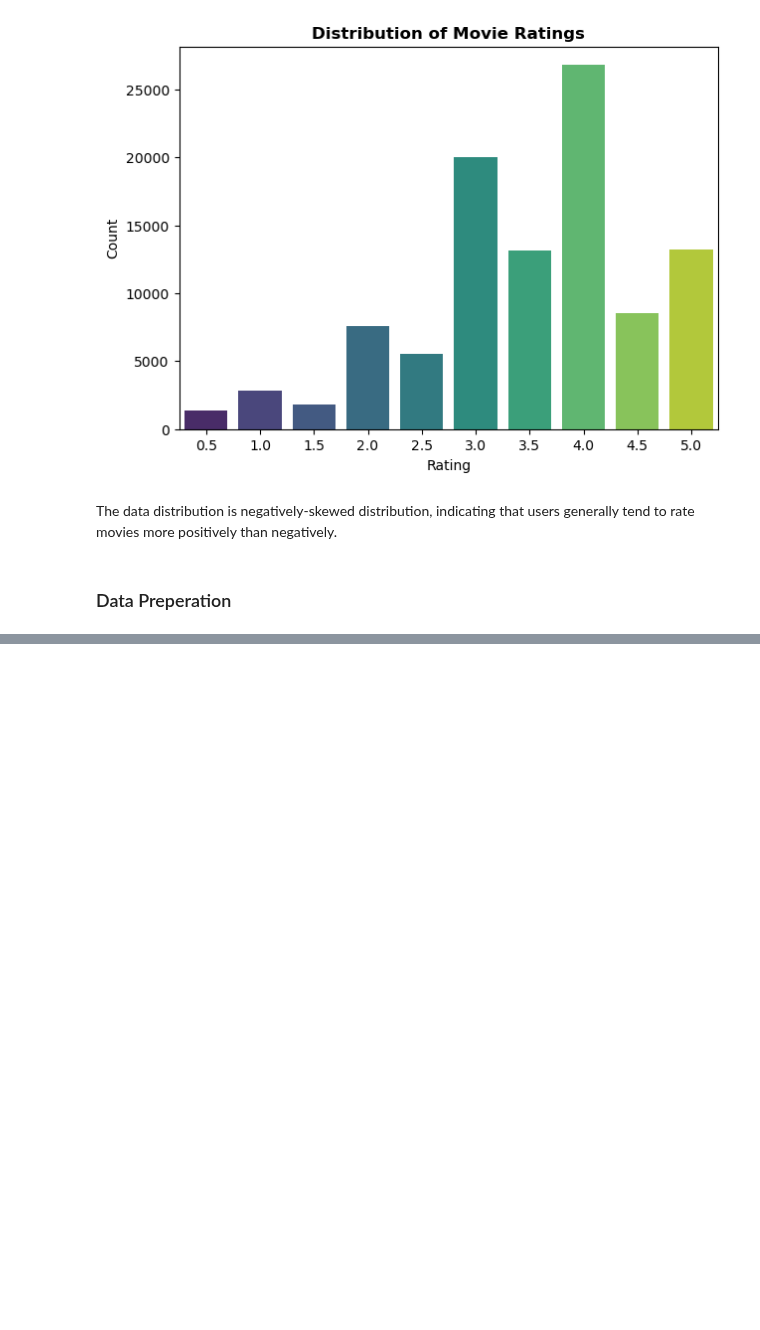
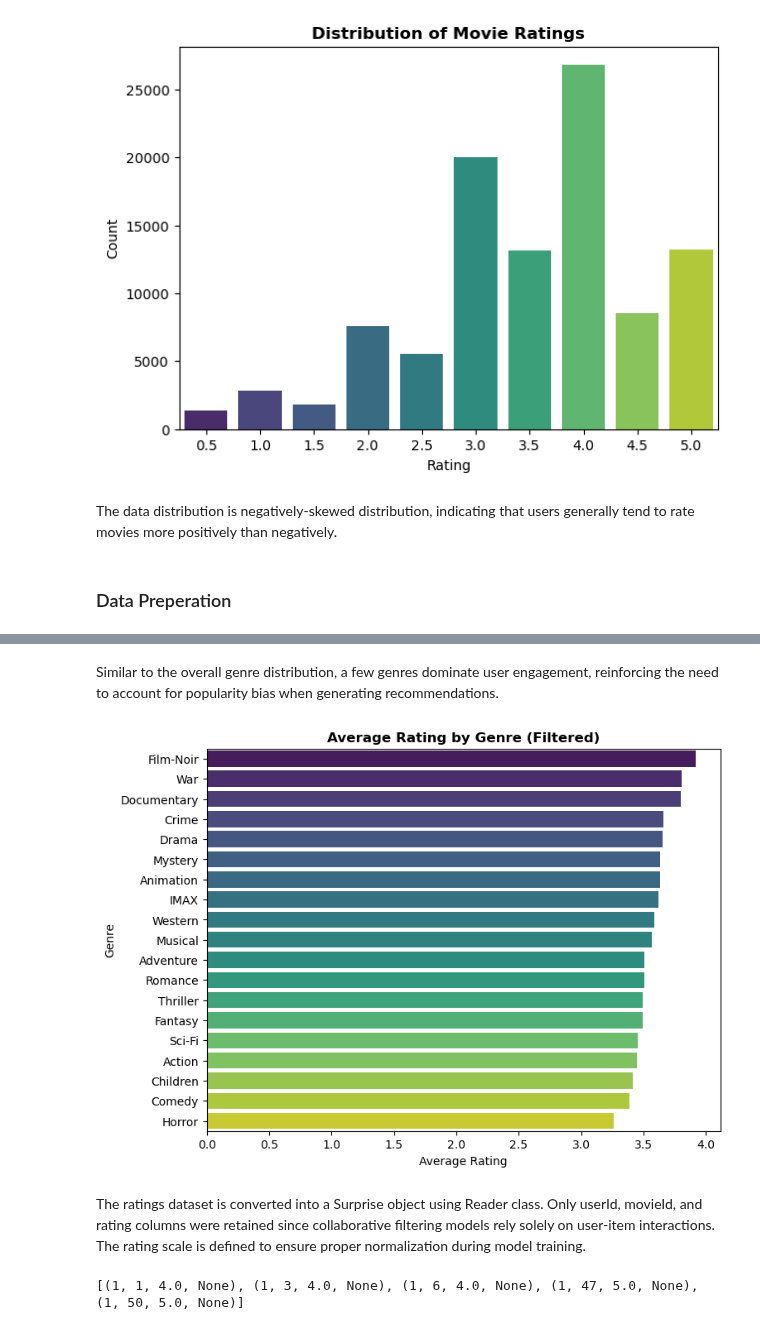
Before and after one commit to Marian-amo/Movies-Recommendation-System-Project, a Jupyter notebook: notebook.ipynb, the cells around one changed output, grey strips where cells are left out. Drawn from its saved outputs; the diff is of its cells as text; code cells hidden in the pictures; blank space fills up the shorter version.

```diff
--- a/notebook.ipynb
+++ b/notebook.ipynb
@@ -289,4 +359,32 @@ The ratings dataset is converted into a Surprise object using Reader class. Only
+# %% [markdown]
+Similar to the overall genre distribution, a few genres dominate user engagement, reinforcing the need to account for popularity bias when generating recommendations.
+# %%
+df_copy['genres'] = df['genres'].str.split('|')
+df_explode = df_copy.explode('genres')
+
+# Compute mean and count
+genre_stats = df_explode.groupby('genres')['rating'].agg(['mean', 'count'])
+
+# Filter genres with enough ratings (e.g., >100)
+genre_filtered = genre_stats[genre_stats['count'] > 100].sort_values(by='mean', ascending=False)
+
+# Plot
+plt.figure(figsize=(8,6))
+sns.barplot(x=genre_filtered['mean'], y=genre_filtered.index, palette="viridis")
+
+plt.title("Average Rating by Genre (Filtered)", fontweight="bold")
+plt.xlabel("Average Rating")
+plt.ylabel("Genre")
+plt.show()
+# %% [output]
+[figure, added]
+# %% [markdown]
+The ratings dataset is converted into a Surprise object using Reader class. Only userId, movieId, and rating columns were retained since collaborative filtering models rely solely on user-item interactions. The rating scale is  defined to ensure proper normalization during model training.
 # %%
 # Converting the ratings DataFrame into  Surprise Object
 reader = Reader(rating_scale=(0.5, 5))
 data = Dataset.load_from_df( ratings[['userId', 'movieId', 'rating']], reader )
+# View the first 5 entries in the Surprise dataset
+print(data.raw_ratings[:5])
+# %% [output]
+[(1, 1, 4.0, None), (1, 3, 4.0, None), (1, 6, 4.0, None), (1, 47, 5.0, None), (1, 50, 5.0, None)]
```
Also changed, not shown: parts of 12 cells of this notebook.
